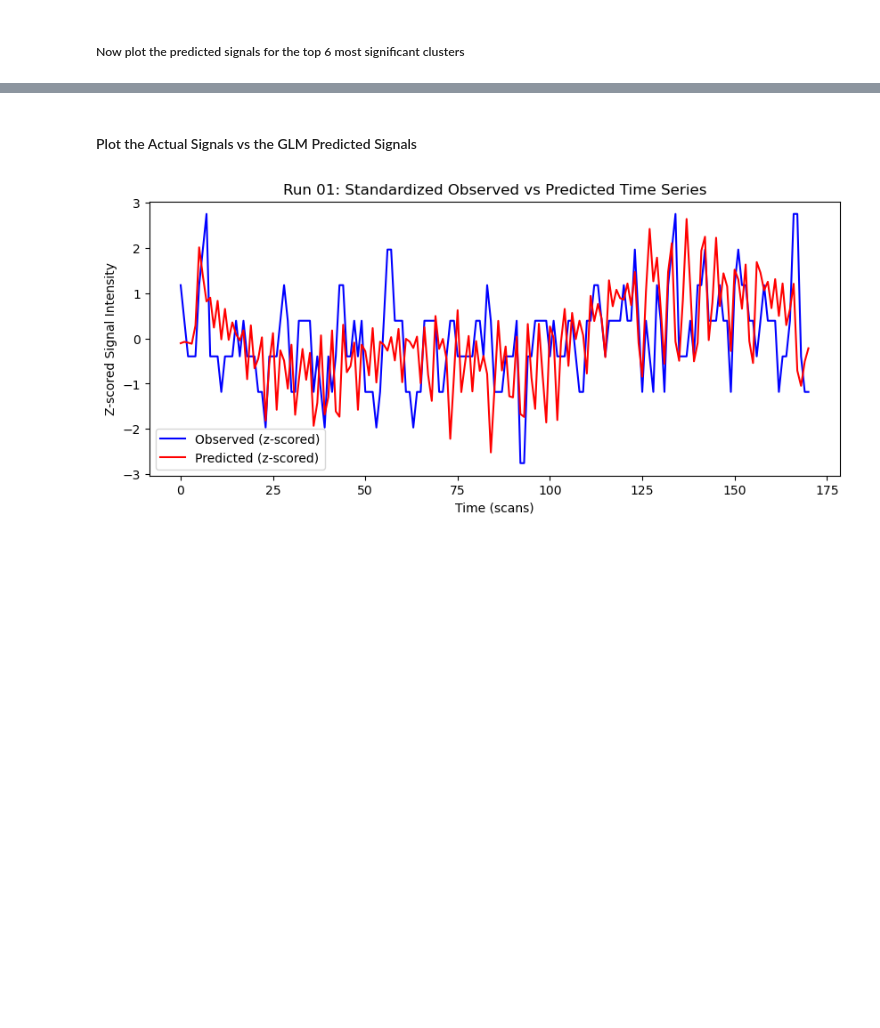
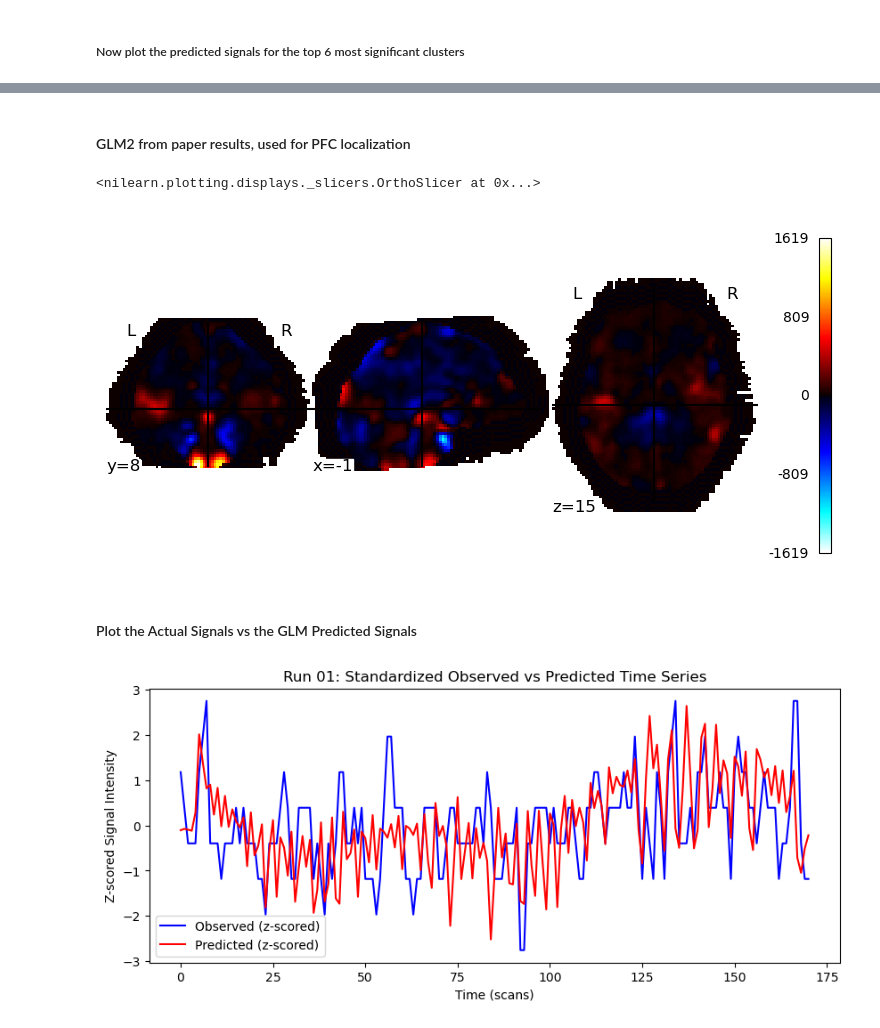
Before and after one commit to jancayan/Single-Subject-Working-Memory-Analysis, a Jupyter notebook: EDA.ipynb, the cells around one changed output, grey strips where cells are left out. Cells and saved outputs as stored; diff of their text form; code cells hidden in the pictures; blank space fills up the shorter version.

```diff
--- a/EDA.ipynb
+++ b/EDA.ipynb
@@ -269,3 +277,11 @@ show()
+# %% [markdown]
+#### GLM2 from paper results, used for PFC localization
+# %%
+glm2 = image.mean_img('results/GLM2/beta*.nii')
+plot_stat_map(glm2, colorbar=True, cbar_tick_format="%i", bg_img=None)
+# %% [output]
+<nilearn.plotting.displays._slicers.OrthoSlicer at 0x...>
+[figure, added]
 # %% [markdown]
 #### Plot the Actual Signals vs the GLM Predicted Signals
 # %%
```
Also changed, not shown: parts of 2 cells of this notebook.
